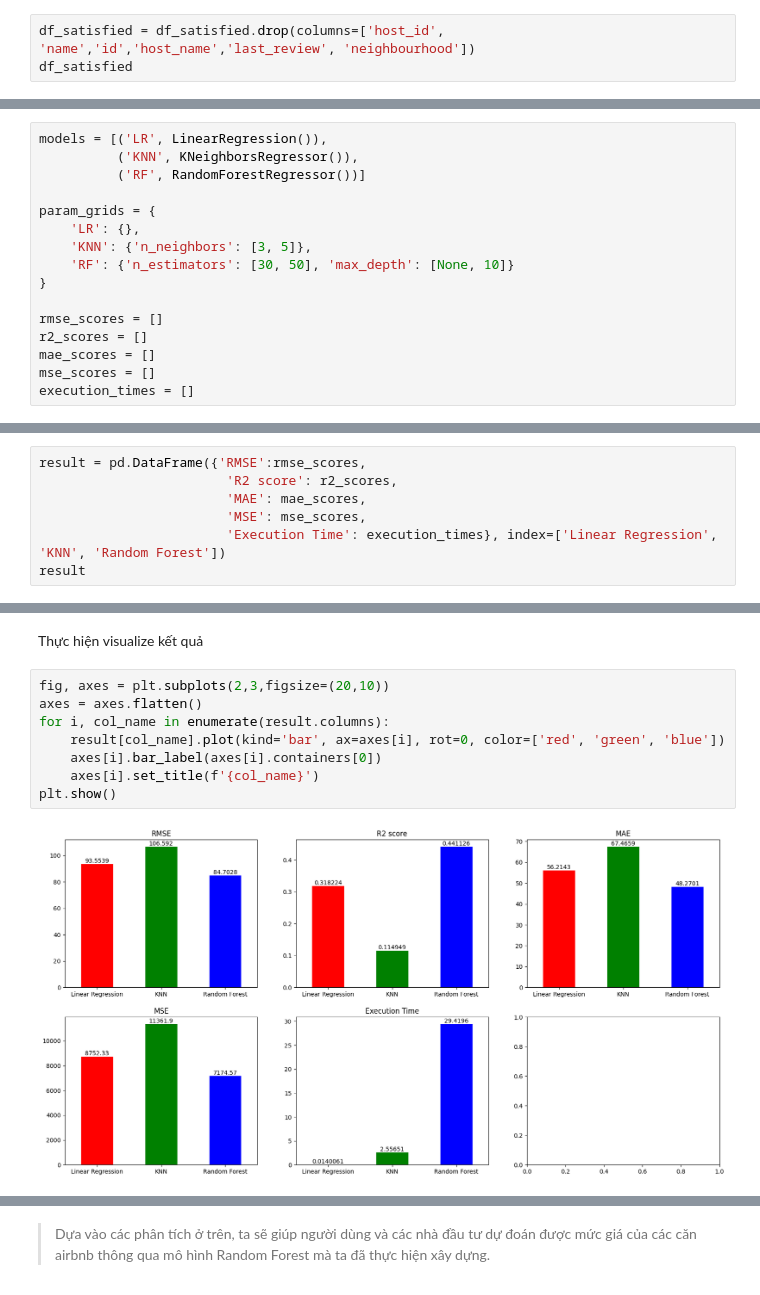
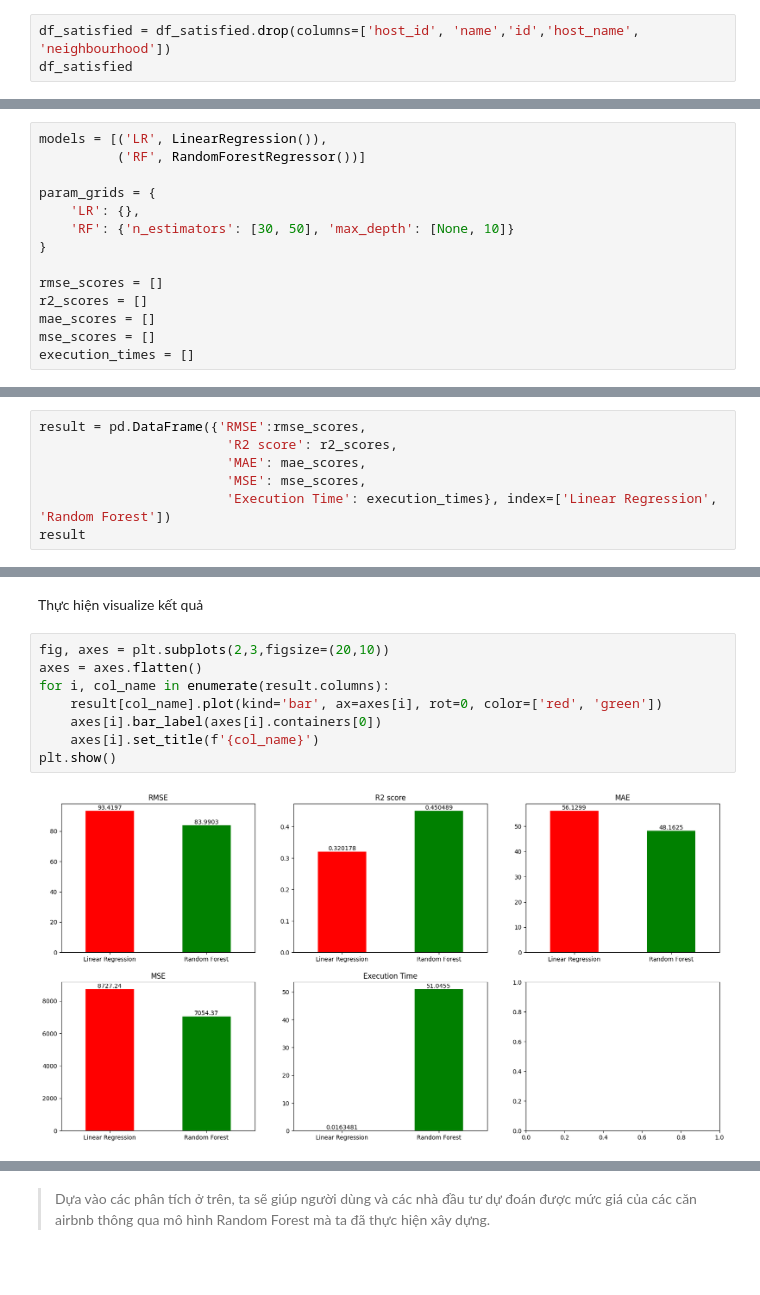
Before and after one commit to Gabien21/CSC17104_P4DS_final_project, a Jupyter notebook: Project/3_Asking_meaningful_questions.ipynb, the cells around one changed output, grey strips where cells are left out. Drawn from its saved outputs; the diff is of its cells as text.

```diff
--- a/Project/3_Asking_meaningful_questions.ipynb
+++ b/Project/3_Asking_meaningful_questions.ipynb
@@ -365,6 +364,6 @@ plt.show()
 # %% [markdown]
 Tiếp theo, ta sẽ loại bỏ các cột mà không có giá trị đóng góp vào bài toán mà ta đang xem xét
 # %%
-df_satisfied = df_satisfied.drop(columns=['host_id', 'name','id','host_name','last_review', 'neighbourhood'])
+df_satisfied = df_satisfied.drop(columns=['host_id', 'name','id','host_name', 'neighbourhood'])
 df_satisfied
 # %% [output]
@@ -419,11 +418,9 @@ Tiếp theo, ta sẽ khởi tạo các model Linear Regression, KNN, Random Fore
 # %%
 models = [('LR', LinearRegression()),
-          ('KNN', KNeighborsRegressor()),
           ('RF', RandomForestRegressor())]
 
 param_grids = {
     'LR': {},
-    'KNN': {'n_neighbors': [3, 5]},
     'RF': {'n_estimators': [30, 50], 'max_depth': [None, 10]}
 }
 
@@ -476,7 +471,7 @@ result = pd.DataFrame({'RMSE':rmse_scores,
                         'R2 score': r2_scores,
                         'MAE': mae_scores,
                         'MSE': mse_scores,
-                        'Execution Time': execution_times}, index=['Linear Regression', 'KNN', 'Random Forest'])
+                        'Execution Time': execution_times}, index=['Linear Regression', 'Random Forest'])
 result
 # %% [output]
 |  | RMSE | R2 score | MAE | MSE | Execution Time |
@@ -490,11 +484,11 @@ Thực hiện visualize kết quả
 # %%
 fig, axes = plt.subplots(2,3,figsize=(20,10))
 axes = axes.flatten()
 for i, col_name in enumerate(result.columns):
-    result[col_name].plot(kind='bar', ax=axes[i], rot=0, color=['red', 'green', 'blue'])
+    result[col_name].plot(kind='bar', ax=axes[i], rot=0, color=['red', 'green'])
     axes[i].bar_label(axes[i].containers[0])
     axes[i].set_title(f'{col_name}')
 plt.show()
 # %% [output]
-[figure, old version]
+[figure, new version]
 # %% [markdown]
```
Also changed, not shown: parts of 11 cells of this notebook, 4 other files.
